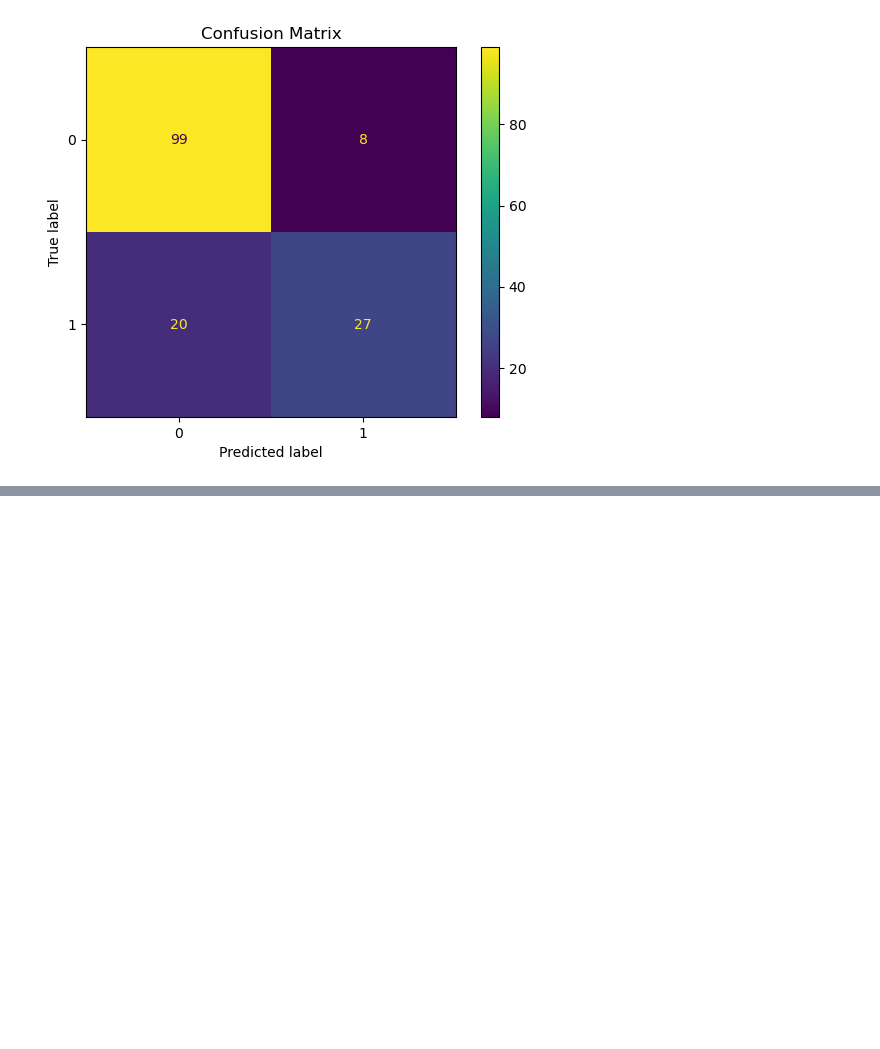
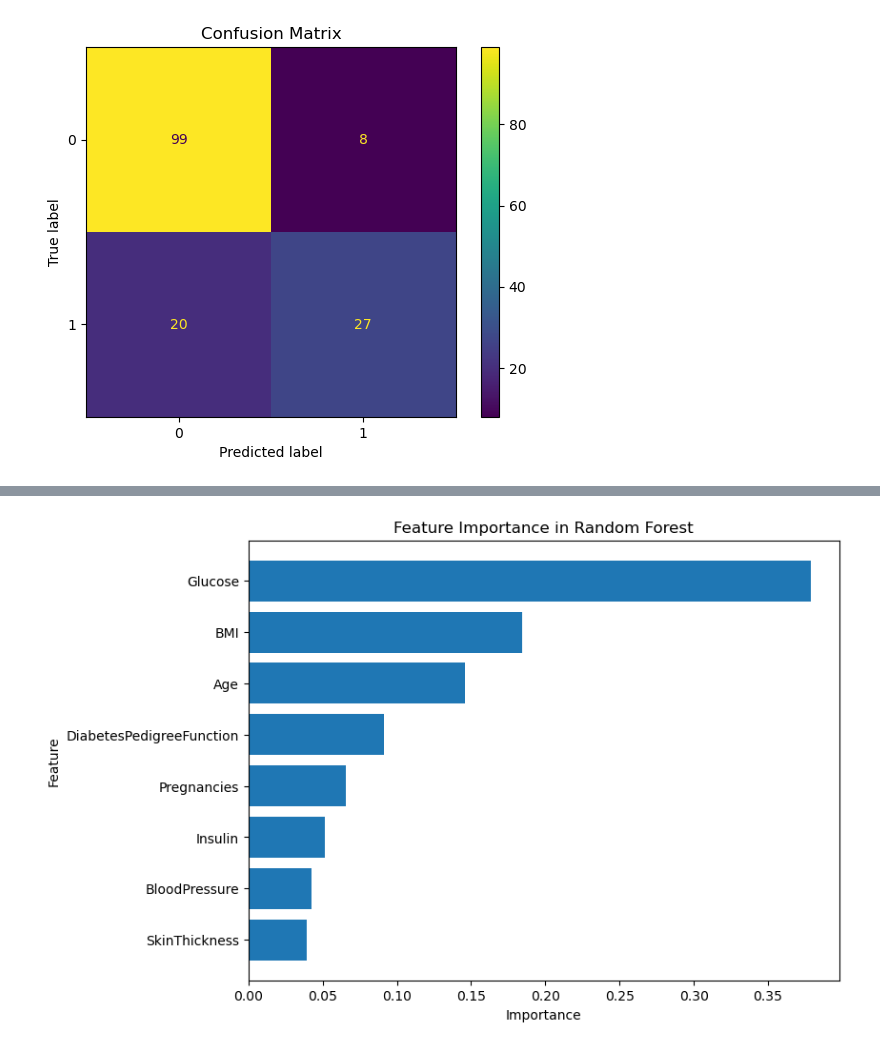
Before and after one commit to Hospital-Da-Luz-Learning-Health/MLCatolica25, a Jupyter notebook: Aula 7 - Supervised Learning III/Learning Notebook.ipynb, the cells around one changed output, grey strips where cells are left out. Drawn from its saved outputs; the diff is of its cells as text; code cells hidden in the pictures; blank space fills up the shorter version.

```diff
--- a/Aula 7 - Supervised Learning III/Learning Notebook.ipynb
+++ b/Aula 7 - Supervised Learning III/Learning Notebook.ipynb
@@ -532,0 +546,18 @@ plt.show()
+# %%
+# Calculate feature importance
+feature_importances = rf_classifier.feature_importances_
+# %%
+# Create a DataFrame for visualization
+importance_df = pd.DataFrame({'Feature': X.columns, 'Importance': feature_importances})
+importance_df = importance_df.sort_values(by='Importance', ascending=False)
+# %%
+# Plot feature importance
+plt.figure(figsize=(8, 6))
+plt.barh(importance_df['Feature'], importance_df['Importance'])
+plt.xlabel('Importance')
+plt.ylabel('Feature')
+plt.title('Feature Importance in Random Forest')
+plt.gca().invert_yaxis()
+plt.show()
+# %% [output]
+[figure, added]
```
Also changed, not shown: parts of 4 cells of this notebook.
